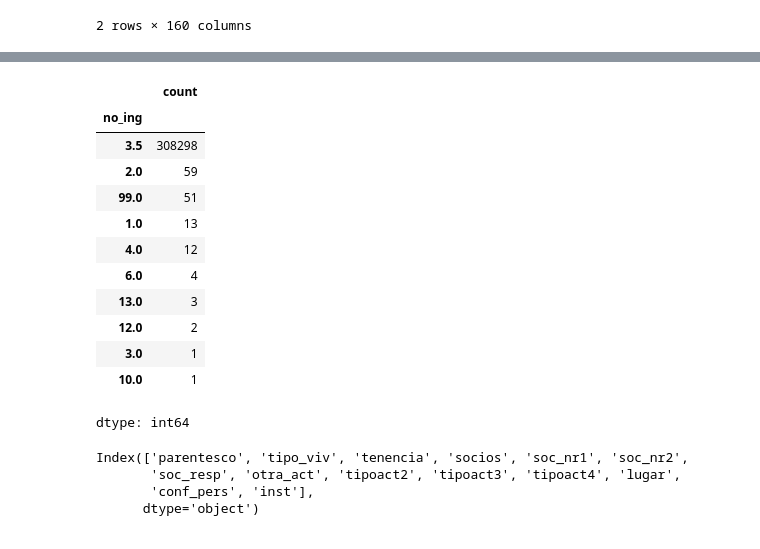
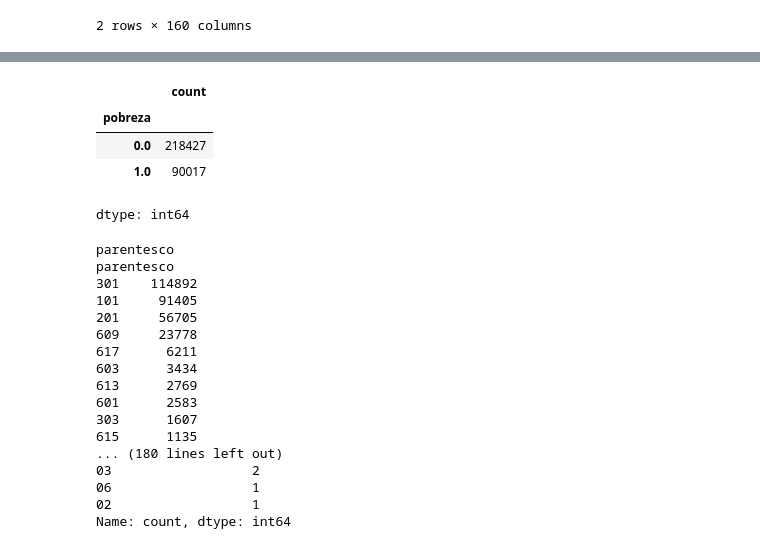
Before and after one commit to LizamaD/Cap3_MedicionPobreza, a Jupyter notebook: notebooks/app.ipynb, the cells around one changed output, grey strips where cells are left out. Drawn from its saved outputs; the diff is of its cells as text; code cells hidden in the pictures.

```diff
--- a/notebooks/app.ipynb
+++ b/notebooks/app.ipynb
@@ -112,24 +119,33 @@ df_final_limpio.iloc[:,130:140].head(2)
+# %%
+df_final_limpio.pobreza.value_counts()
+# %% [output]
+|  | count |
+| pobreza |  |
+| 0.0 | 218427 |
+| 1.0 | 90017 |
+dtype: int64
 # %%
-df_final_limpio.no_ing.value_counts()
+for x in ['parentesco', 'tipo_viv', 'tenencia', 'tam_emp', 'tipoact', 'socios',
+       'soc_nr1', 'soc_nr2', 'soc_resp', 'otra_act', 'tipoact2', 'tipoact3',
+       'tipoact4', 'lugar', 'conf_pers', 'inst']:
+    print(x)
+    print(df_final_limpio[x].value_counts())
+    print()
 # %% [output]
-|  | count |
-| no_ing |  |
-| 3.5 | 308298 |
-| 2.0 | 59 |
-| 99.0 | 51 |
-| 1.0 | 13 |
-| 4.0 | 12 |
-| 6.0 | 4 |
-| 13.0 | 3 |
-| 12.0 | 2 |
-| 3.0 | 1 |
-| 10.0 | 1 |
-dtype: int64
+parentesco
+parentesco
+301    114892
+101     91405
+201     56705
+609     23778
+617      6211
+603      3434
+613      2769
+601      2583
+303      1607
+615      1135
+... (180 lines left out)
+03                  2
+06                  1
+02                  1
+Name: count, dtype: int64
-# %%
-columnas_texto = df_final_limpio.select_dtypes(include=['object', 'string', 'category']).columns
-print(columnas_texto)
-# %% [output]
-Index(['parentesco', 'tipo_viv', 'tenencia', 'socios', 'soc_nr1', 'soc_nr2',
-       'soc_resp', 'otra_act', 'tipoact2', 'tipoact3', 'tipoact4', 'lugar',
-       'conf_pers', 'inst'],
-      dtype='object')
```
Also changed, not shown: parts of 7 cells of this notebook, 1 other file.
